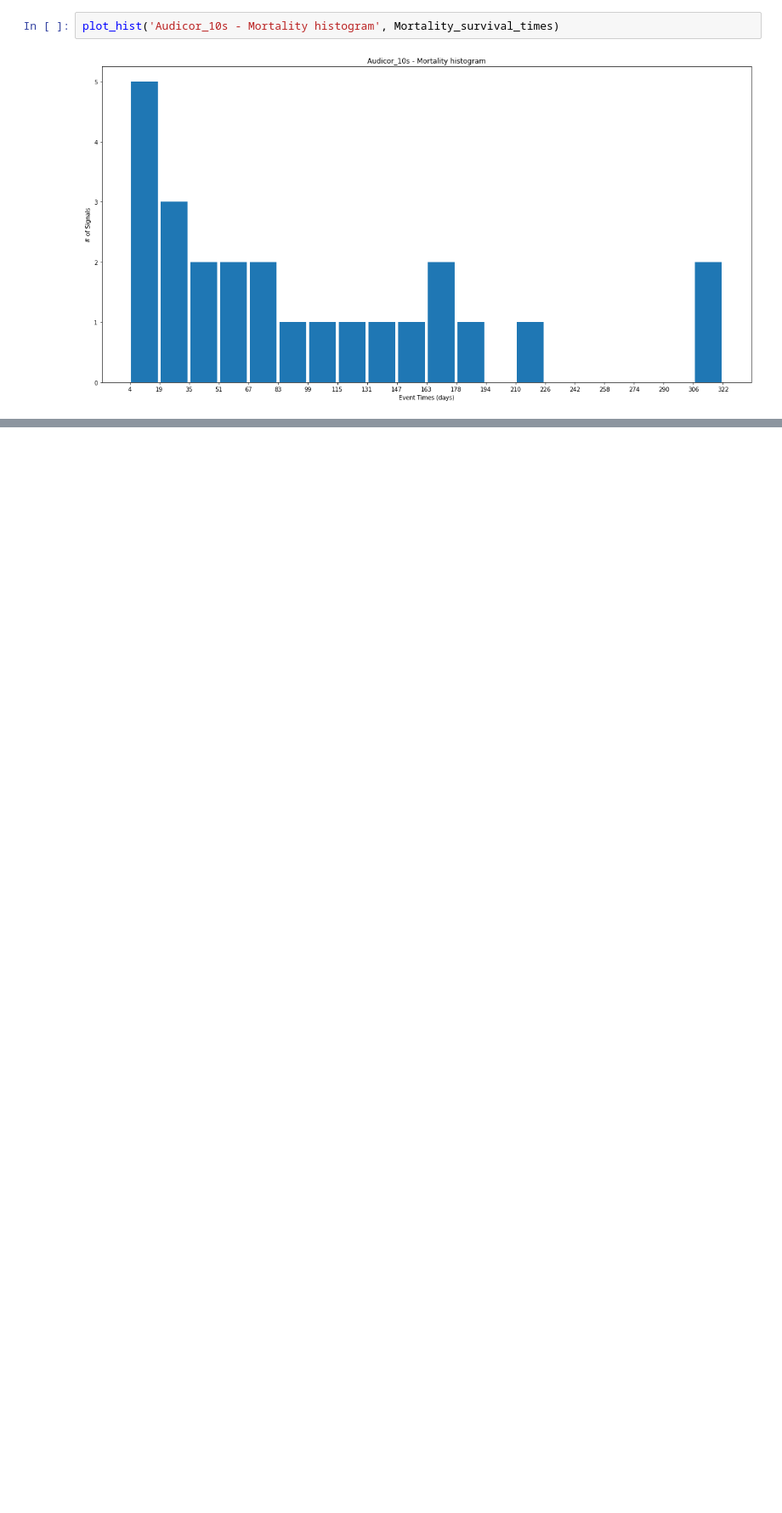
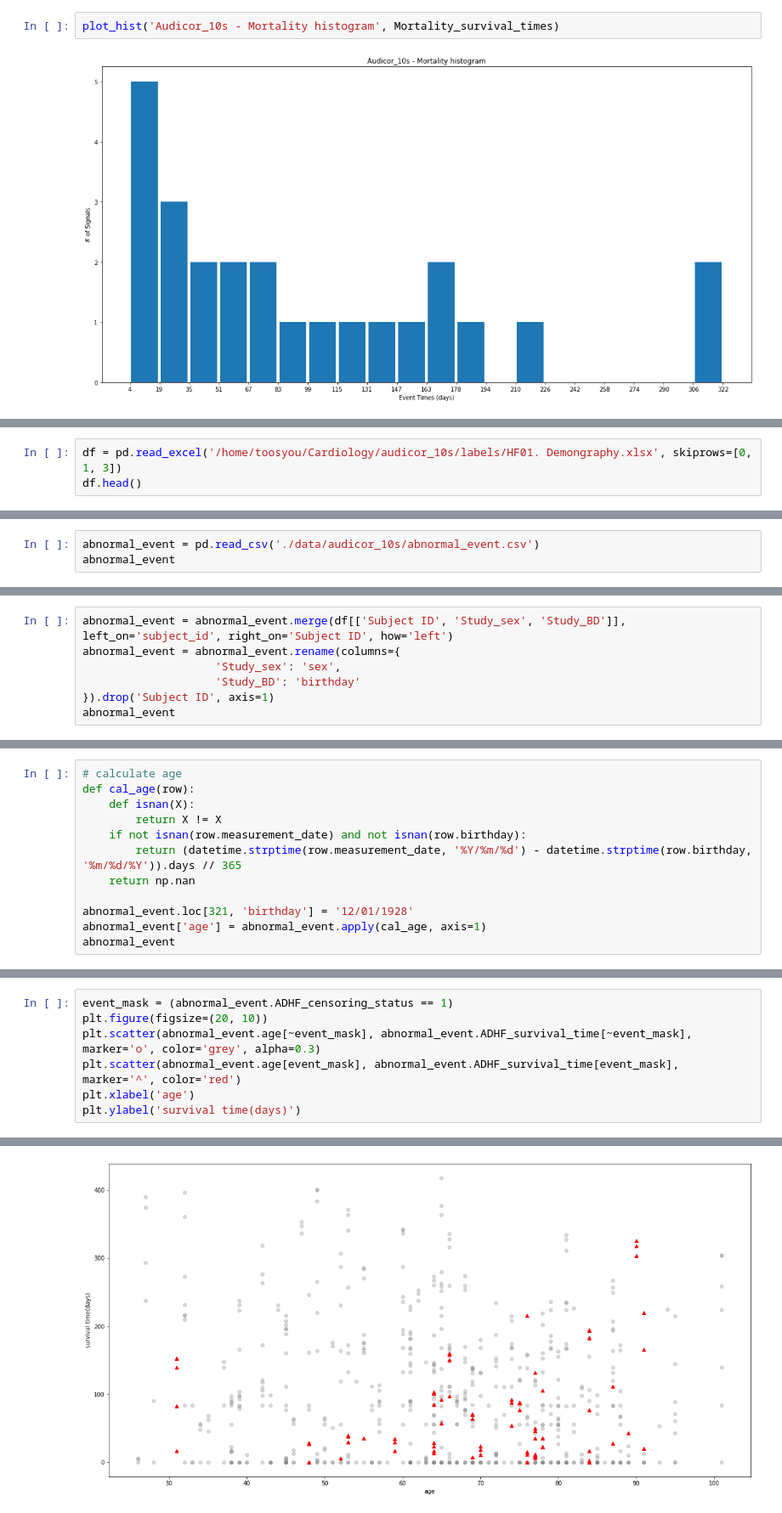
Before and after one commit to writerwriter/ekg, a Jupyter notebook: data_visualization.ipynb, the cells around one changed output, grey strips where cells are left out. Shown at 85% size. Cells and saved outputs as stored; diff of their text form; blank space fills up the shorter version.

Commit message:
generate sex, age, height, weight, BMI info from audicor_10s

```diff
--- a/data_visualization.ipynb
+++ b/data_visualization.ipynb
@@ -148,0 +163,3 @@ plot_hist('Audicor_10s - Mortality histogram', Mortality_survival_times)
+# %%
+df = pd.read_excel('/home/toosyou/Cardiology/audicor_10s/labels/HF01. Demongraphy.xlsx', skiprows=[0, 1, 3])
+df.head()
@@ -148,0 +174,3 @@ plot_hist('Audicor_10s - Mortality histogram', Mortality_survival_times)
+# %%
+abnormal_event = pd.read_csv('./data/audicor_10s/abnormal_event.csv')
+abnormal_event
@@ -148,0 +191,7 @@ plot_hist('Audicor_10s - Mortality histogram', Mortality_survival_times)
+# %%
+abnormal_event = abnormal_event.merge(df[['Subject ID', 'Study_sex', 'Study_BD']], left_on='subject_id', right_on='Subject ID', how='left')
+abnormal_event = abnormal_event.rename(columns={
+                    'Study_sex': 'sex',
+                    'Study_BD': 'birthday'
+}).drop('Subject ID', axis=1)
+abnormal_event
@@ -148,0 +212,12 @@ plot_hist('Audicor_10s - Mortality histogram', Mortality_survival_times)
+# %%
+# calculate age
+def cal_age(row):
+    def isnan(X):
+        return X != X
+    if not isnan(row.measurement_date) and not isnan(row.birthday):
+        return (datetime.strptime(row.measurement_date, '%Y/%m/%d') - datetime.strptime(row.birthday, '%m/%d/%Y')).days // 365
+    return np.nan
+
+abnormal_event.loc[321, 'birthday'] = '12/01/1928'
+abnormal_event['age'] = abnormal_event.apply(cal_age, axis=1)
+abnormal_event
@@ -148,0 +249,8 @@ plot_hist('Audicor_10s - Mortality histogram', Mortality_survival_times)
+# %%
+event_mask = (abnormal_event.ADHF_censoring_status == 1)
+plt.figure(figsize=(20, 10))
+plt.scatter(abnormal_event.age[~event_mask], abnormal_event.ADHF_survival_time[~event_mask], marker='o', color='grey', alpha=0.3)
+plt.scatter(abnormal_event.age[event_mask], abnormal_event.ADHF_survival_time[event_mask], marker='^', color='red')
+plt.xlabel('age')
+plt.ylabel('survival time(days)')
+# %% [output]
@@ -148,0 +258 @@ plot_hist('Audicor_10s - Mortality histogram', Mortality_survival_times)
+[figure, added]
```
Also changed, not shown: parts of 33 cells of this notebook, 7 other files.
